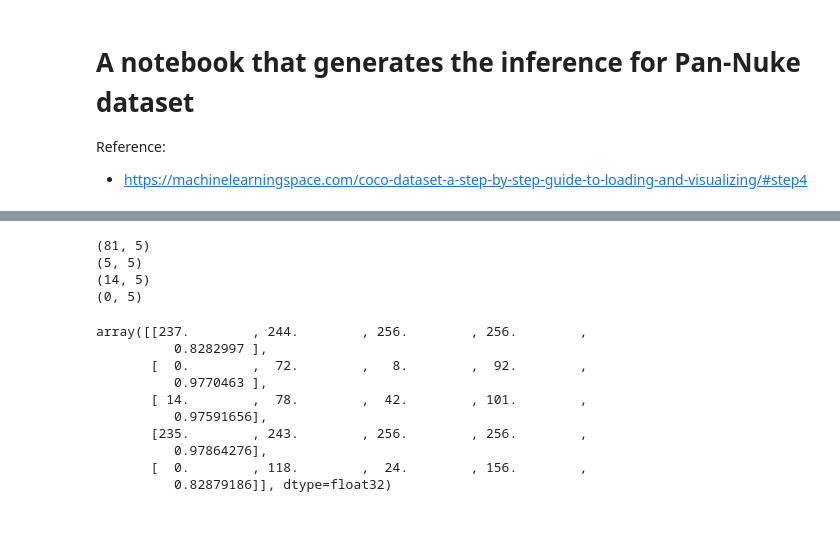
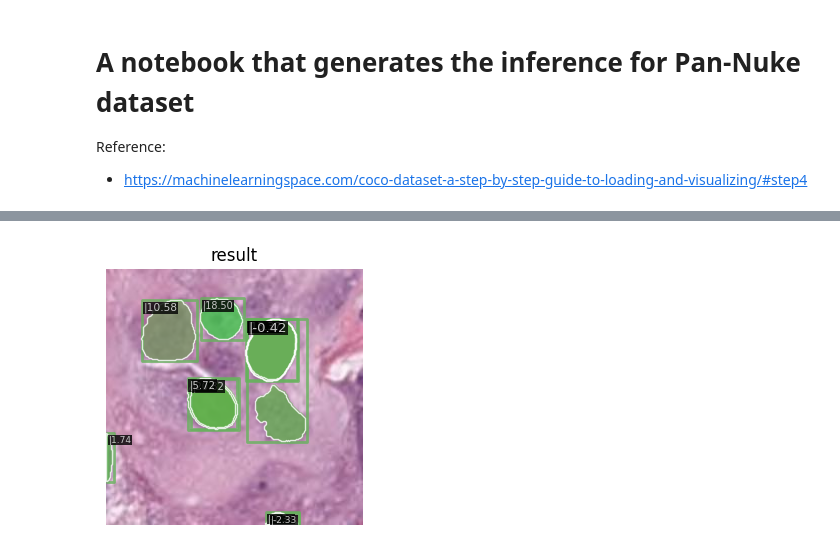
Before and after one commit to thnguyn2/betrayed-by-captions, a Jupyter notebook: notebooks/inference_panuke.ipynb, the cells around one changed output, grey strips where cells are left out. Drawn from its saved outputs; the diff is of its cells as text; code cells hidden in the pictures; blank space fills up the shorter version.

```diff
--- a/notebooks/inference_panuke.ipynb
+++ b/notebooks/inference_panuke.ipynb
@@ -125,23 +107,6 @@ len(result['base_results'])
-# %%
-print(result['base_results'][0][0].shape)
-print(result['base_results'][0][1].shape)
-print(result['base_results'][0][2].shape)
-print(result['base_results'][0][3].shape)
-# %% [output]
-(81, 5)
-(5, 5)
-(14, 5)
-(0, 5)
-# %%
-result['base_results'][0][1]
-# %% [output]
-array([[237.        , 244.        , 256.        , 256.        ,
-          0.8282997 ],
-       [  0.        ,  72.        ,   8.        ,  92.        ,
-          0.9770463 ],
-       [ 14.        ,  78.        ,  42.        , 101.        ,
-          0.97591656],
-       [235.        , 243.        , 256.        , 256.        ,
-          0.97864276],
-       [  0.        , 118.        ,  24.        , 156.        ,
-          0.82879186]], dtype=float32)
+# %%
+result = inference_detector(model, image, with_caption=True, logging=True, grounding_str="necrosis", candidate_per_im=10)[0]
+# %%
+show_result_pyplot(model, image, result, score_thr=-2000)
+# %% [output]
+[figure, added]
```
Also changed, not shown: parts of 9 cells of this notebook, 23 other files.
